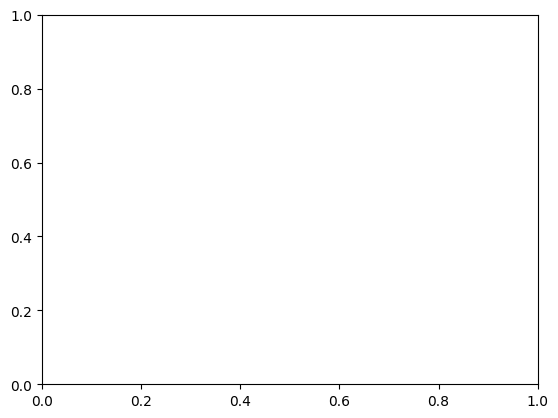
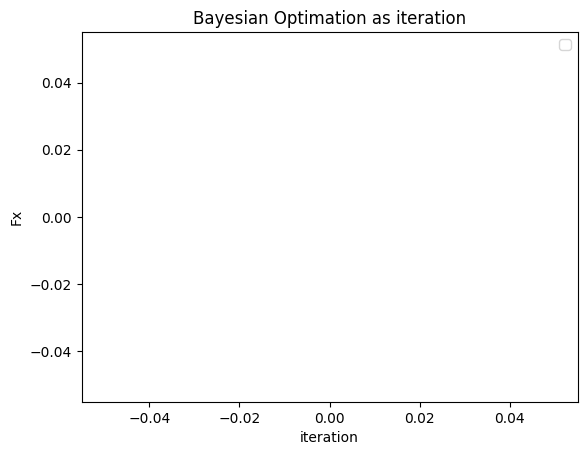
The notebook cell's code change between the first figure and the second:
--- before
+++ after
@@ -1,7 +1,6 @@
 import matplotlib.pyplot as plt
 
-
 plt.figure()
-plt.plot(range(10), plot_list, marker= 'o', linestyle = '-')
+plt.plot(range(iter), plot_list, marker= 'o', linestyle = '-')
 plt.xlabel('iteration')
 plt.ylabel('Fx')

Commit: plot